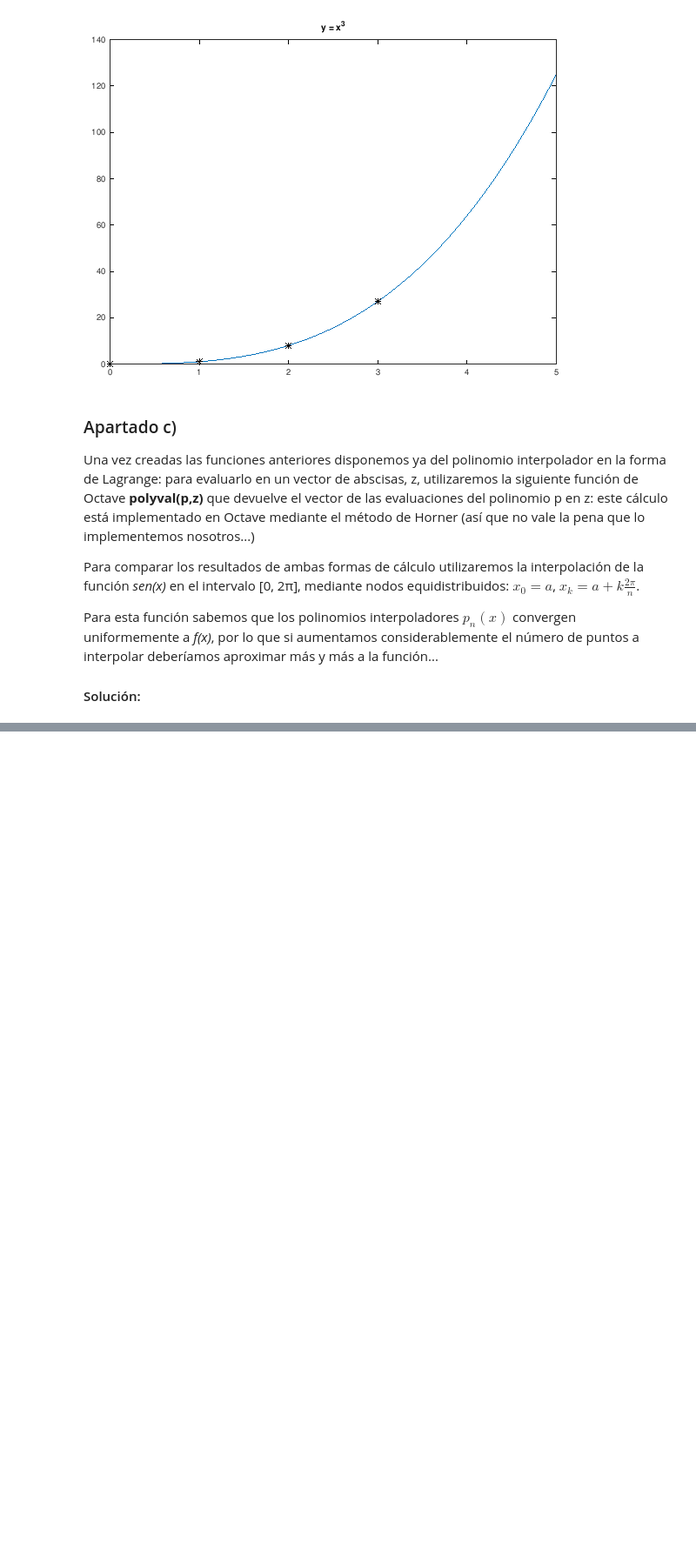
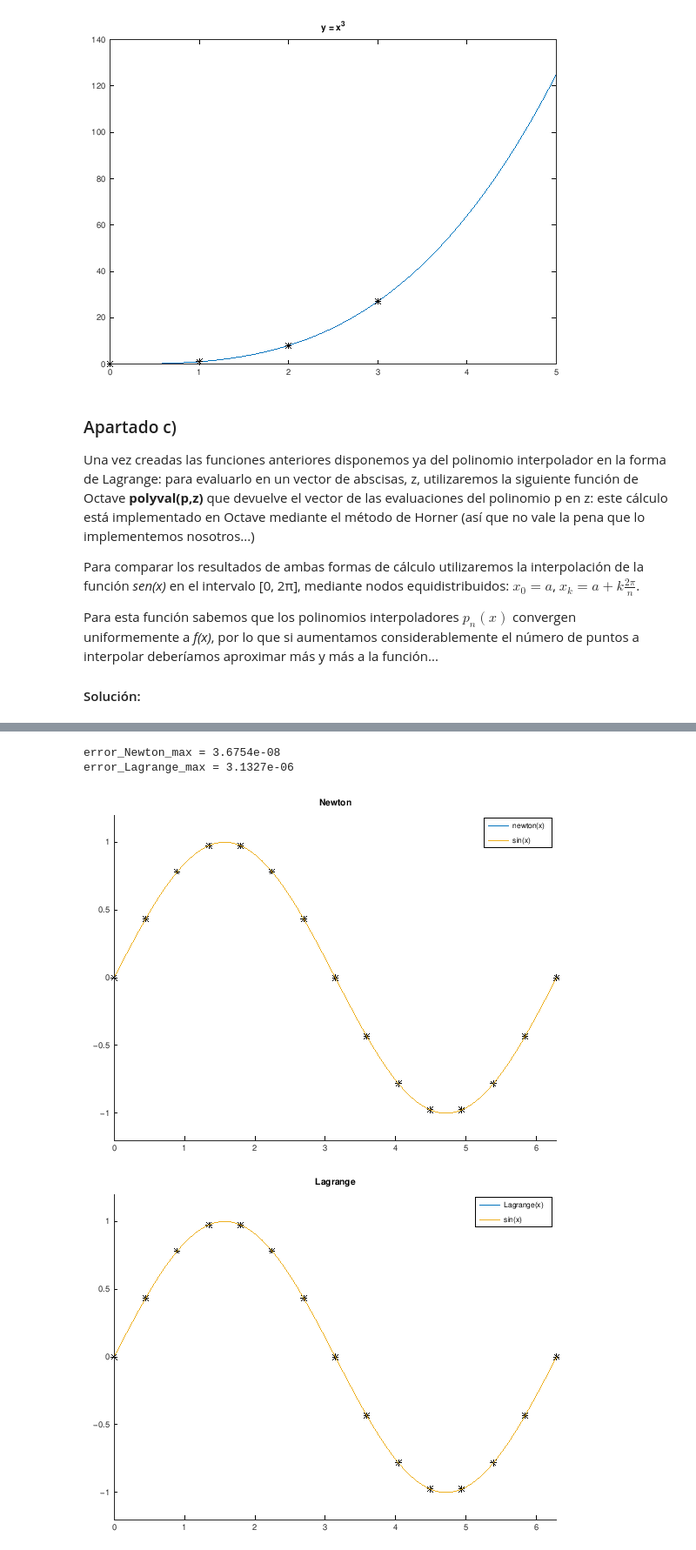
Before and after one commit to alonct/CN1V-practicas-octave, a Jupyter notebook: Práctica_4.ipynb, the cells around one changed output, grey strips where cells are left out. Shown at 87% size. Cells and saved outputs as stored; diff of their text form; code cells hidden in the pictures; blank space fills up the shorter version.

Commit message:
ScriptGeneralEjercicio4

```diff
--- a/Práctica_4.ipynb
+++ b/Práctica_4.ipynb
@@ -449,0 +468,55 @@ xlim([0, 2*pi]);
+# %%
+% Ejercicio3_2.m
+
+clear all
+
+function ret = Lagrange(x, y)
+    matriz = factLagrange(x);
+    polinomio = interpolLagrange(matriz, y);
+    ret = polinomio;
+endfunction
+
+n = 15;
+a = 0;
+
+x = linspace(0 + a, 2*pi + a, n);
+y = sin(x);
+
+interval = linspace(0 + a, 2*pi + a, 500);
+
+figure(1)
+title("Newton")
+hold on
+coef = interpolNewton(x, y);
+evalNetown = polyinterpolador_eval(coef, x, interval);
+plot(interval, evalNetown, ";newton(x);", x, y, '*', 'color', 'k')
+plot(interval, sin(interval), ";sin(x);")
+ylim([-1.2, 1.2]);
+xlim([0 + a, 2*pi + a]);
+hold off
+
+figure(2)
+title("Lagrange")
+hold on
+evalLagrange = polyval(Lagrange(x, y), interval);
+plot(interval, evalLagrange, ";Lagrange(x);", x, y, '*', 'color', 'k')
+plot(interval, sin(interval), ";sin(x);")
+ylim([-1.2, 1.2]);
+xlim([0 + a, 2*pi + a]);
+hold off
+
+figure(3)
+title("Errores")
+hold on
+error_newton = abs(evalNetown - sin(interval));
+plot(interval, error_newton, ";Error de Newton;")
+error_Newton_max = max(error_newton)
+
+errorLagrange = abs(evalLagrange - sin(interval));
+plot(interval, errorLagrange, ";Error de Lagrange;")
+error_Lagrange_max = max(errorLagrange)
+# %% [output]
+error_Newton_max = 3.6754e-08
+error_Lagrange_max = 3.1327e-06
+[figure, added]
+[figure, added]
```
Also changed, not shown: parts of 3 cells of this notebook.
